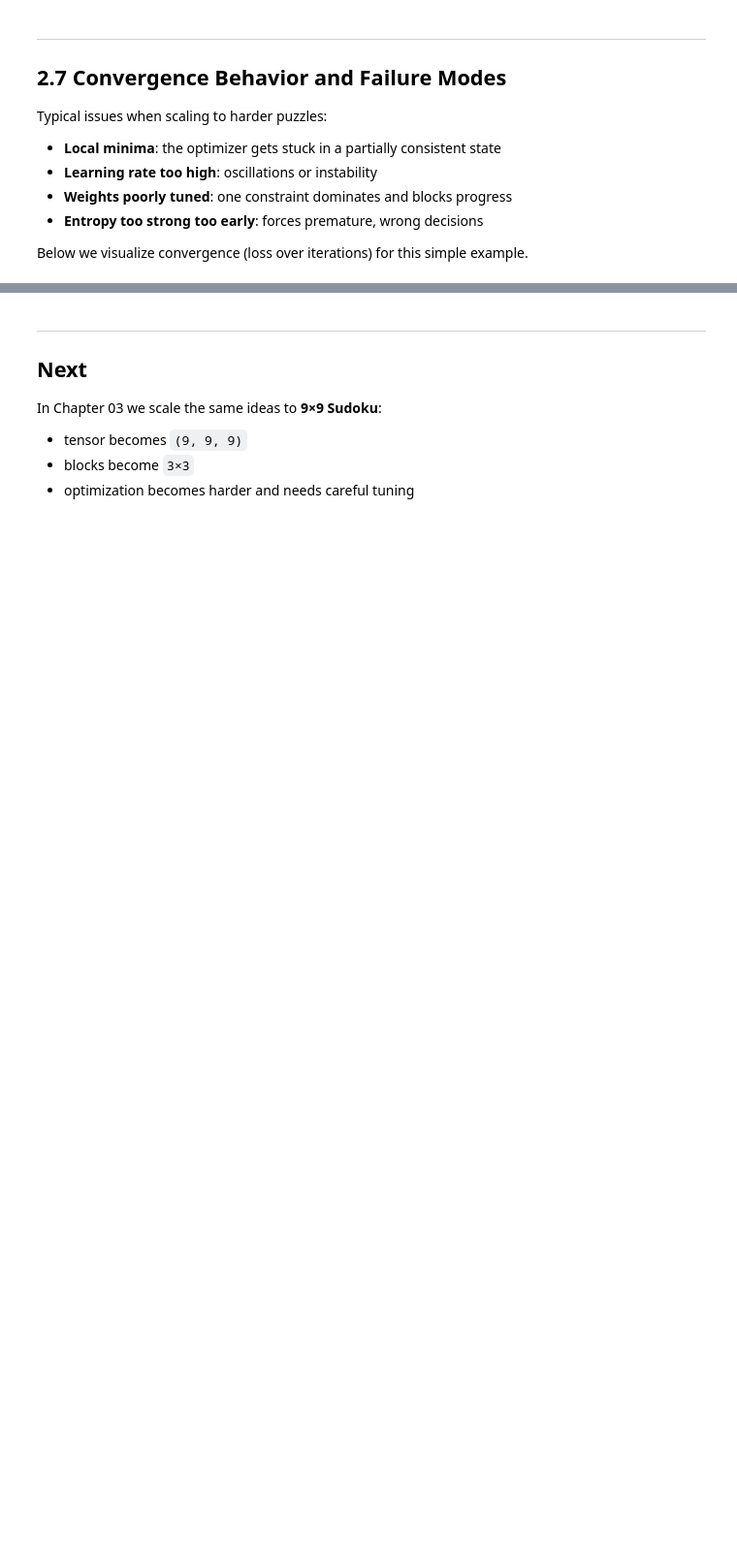
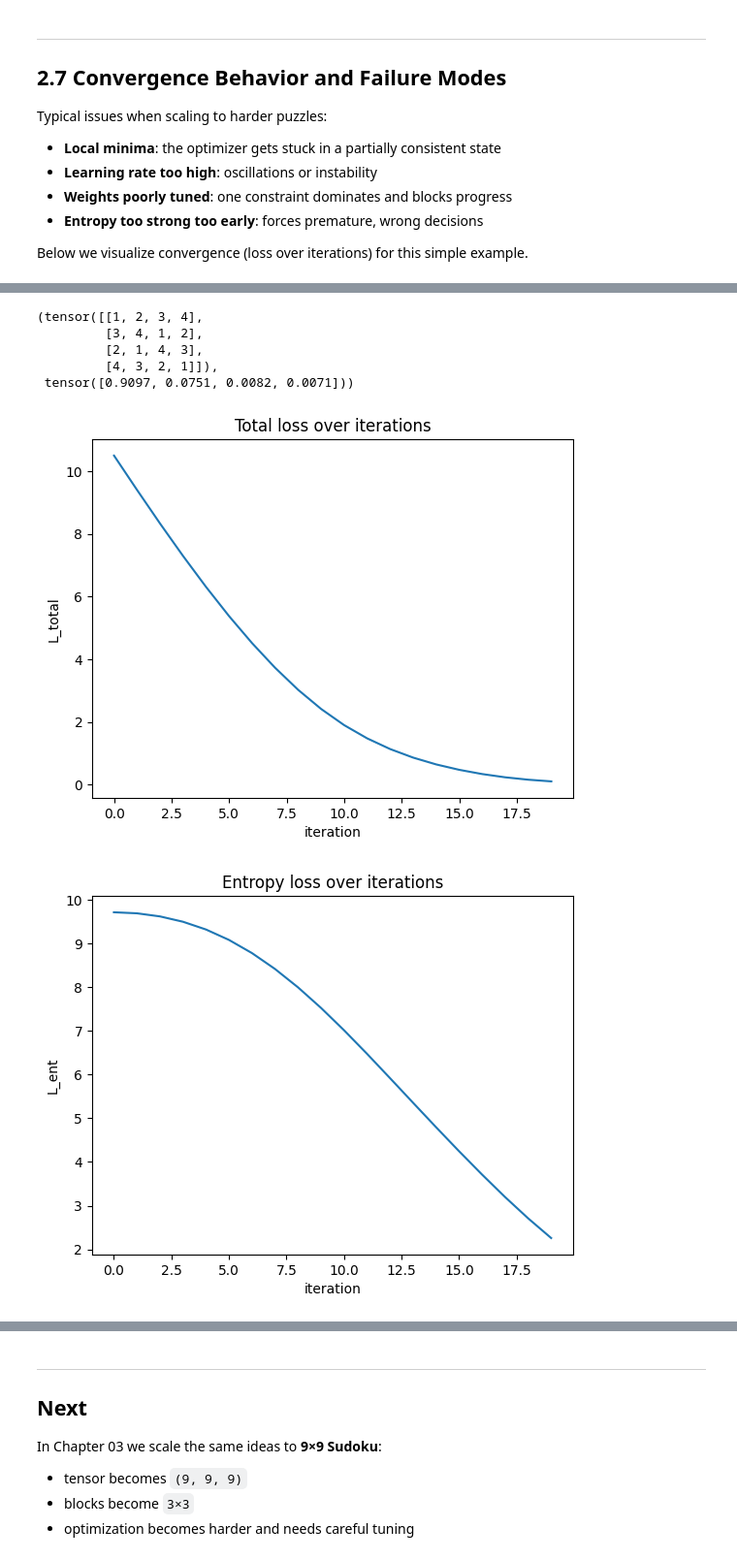
Before and after one commit to Silverlode76/sudoku-ai-tutorial, a Jupyter notebook: 02_sudoku_optimization_4x4_EN.ipynb, the cells around one changed output, grey strips where cells are left out. Shown at 97% size. Cells and saved outputs as stored; diff of their text form; code cells hidden in the pictures; blank space fills up the shorter version.

```diff
--- a/02_sudoku_optimization_4x4_EN.ipynb
+++ b/02_sudoku_optimization_4x4_EN.ipynb
@@ -354,0 +448,15 @@ plt.show()
+# %%
+# Almost solved 4×4 Sudoku (0 = unknown)
+# Digits are 1..4
+grid = torch.tensor([
+    [0, 0, 0, 4],
+    [3, 0, 1, 0],
+    [0, 1, 0, 3],
+    [4, 3, 2, 1],
+], dtype=torch.long)
+
+# Build givens mask + targets (targets are digit-1 in [0..3])
+givens_mask = grid != 0
+givens_target = (grid-1).clamp(min=0)
+
+grid, givens_mask, givens_target
@@ -354,0 +578,35 @@ plt.show()
+# %%
+# Run the full optimization on the same "almost solved" puzzle (converges quickly)
+Z_final, hist = optimize_sudoku(Z, givens_mask, givens_target, steps=20, lr=0.1, T_start=1.2, T_end=0.7)
+P_final = probs_from_logits(Z_final, T=0.7)
+pretty_grid_from_probs(P_final), P_final[unknown_rc[0], unknown_rc[1], :]
+# %% [output]
+(tensor([[1, 2, 3, 4],
+         [3, 4, 1, 2],
+         [2, 1, 4, 3],
+         [4, 3, 2, 1]]),
+ tensor([0.9097, 0.0751, 0.0082, 0.0071]))
+# %%
+plt.figure()
+plt.plot(hist["L_total"])
+plt.title("Total loss over iterations")
+plt.xlabel("iteration")
+plt.ylabel("L_total")
+plt.show()
+
+plt.figure()
+plt.plot(hist["L_ent"])
+plt.title("Entropy loss over iterations")
+plt.xlabel("iteration")
+plt.ylabel("L_ent")
+plt.show()
+
+plt.figure()
+plt.plot(hist["T"])
+plt.title("Temperature schedule")
+plt.xlabel("iteration")
+plt.ylabel("T")
+plt.show()
+# %% [output]
+[figure, added]
+[figure, added]
```
Also changed, not shown: parts of 13 cells of this notebook, 1 other file.
